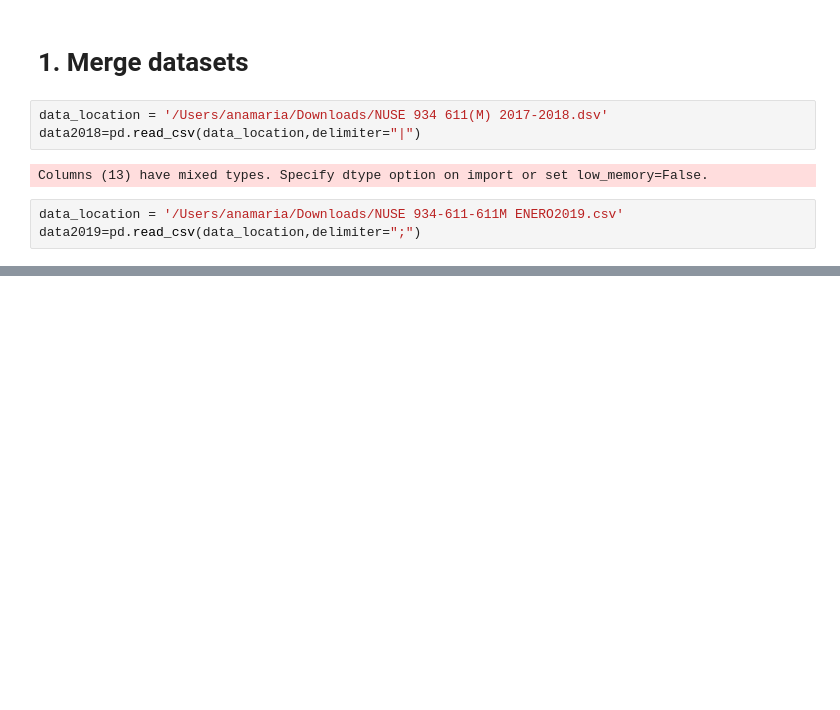
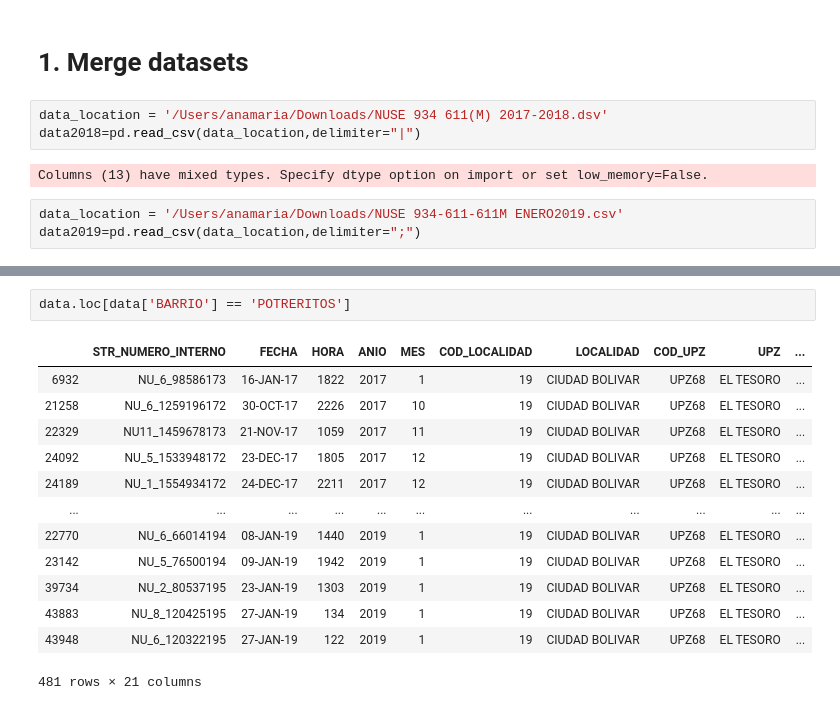
Before and after one commit to jrudascas/security_project, a Jupyter notebook: data_cleaning/clean_NUSE.ipynb, the cells around one changed output, grey strips where cells are left out. Drawn from its saved outputs; the diff is of its cells as text; blank space fills up the shorter version.

```diff
--- a/data_cleaning/clean_NUSE.ipynb
+++ b/data_cleaning/clean_NUSE.ipynb
@@ -30,0 +136,16 @@ merged_nuse = data.to_csv(r'/Users/anamaria/Desktop/dev/security_project/dataset
+# %%
+data.loc[data['BARRIO'] == 'POTRERITOS']
+# %% [output]
+|  | STR_NUMERO_INTERNO | FECHA | HORA | ANIO | MES | COD_LOCALIDAD | LOCALIDAD | COD_UPZ | UPZ | ... |
+| 6932 | NU_6_98586173 | 16-JAN-17 | 1822 | 2017 | 1 | 19 | CIUDAD BOLIVAR | UPZ68 | EL TESORO | ... |
+| 21258 | NU_6_1259196172 | 30-OCT-17 | 2226 | 2017 | 10 | 19 | CIUDAD BOLIVAR | UPZ68 | EL TESORO | ... |
+| 22329 | NU11_1459678173 | 21-NOV-17 | 1059 | 2017 | 11 | 19 | CIUDAD BOLIVAR | UPZ68 | EL TESORO | ... |
+| 24092 | NU_5_1533948172 | 23-DEC-17 | 1805 | 2017 | 12 | 19 | CIUDAD BOLIVAR | UPZ68 | EL TESORO | ... |
+| 24189 | NU_1_1554934172 | 24-DEC-17 | 2211 | 2017 | 12 | 19 | CIUDAD BOLIVAR | UPZ68 | EL TESORO | ... |
+| ... | ... | ... | ... | ... | ... | ... | ... | ... | ... | ... |
+| 22770 | NU_6_66014194 | 08-JAN-19 | 1440 | 2019 | 1 | 19 | CIUDAD BOLIVAR | UPZ68 | EL TESORO | ... |
+| 23142 | NU_5_76500194 | 09-JAN-19 | 1942 | 2019 | 1 | 19 | CIUDAD BOLIVAR | UPZ68 | EL TESORO | ... |
+| 39734 | NU_2_80537195 | 23-JAN-19 | 1303 | 2019 | 1 | 19 | CIUDAD BOLIVAR | UPZ68 | EL TESORO | ... |
+| 43883 | NU_8_120425195 | 27-JAN-19 | 134 | 2019 | 1 | 19 | CIUDAD BOLIVAR | UPZ68 | EL TESORO | ... |
+| 43948 | NU_6_120322195 | 27-JAN-19 | 122 | 2019 | 1 | 19 | CIUDAD BOLIVAR | UPZ68 | EL TESORO | ... |
+481 rows × 21 columns
```
Also changed, not shown: parts of 15 cells of this notebook.
